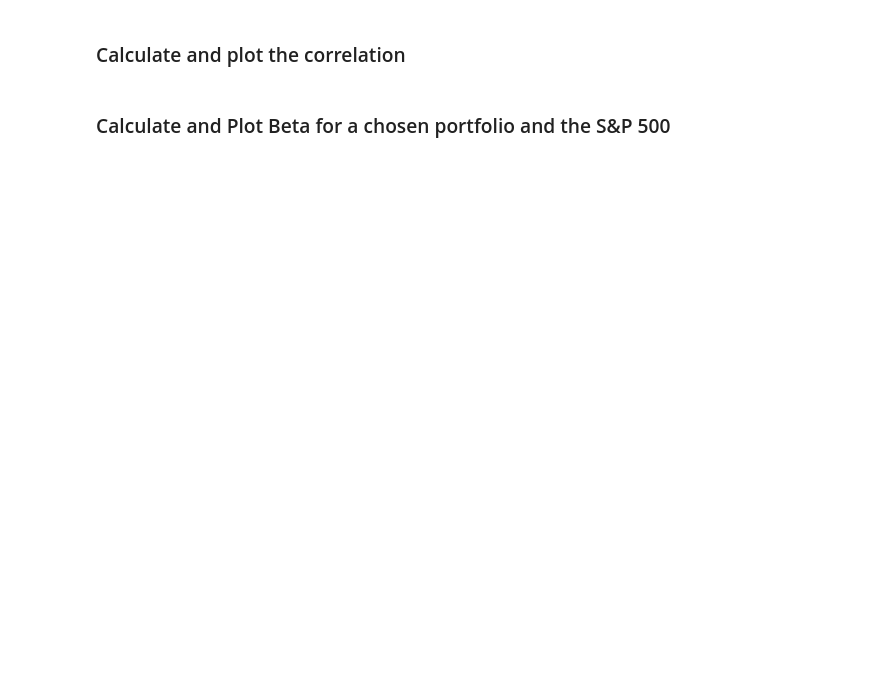
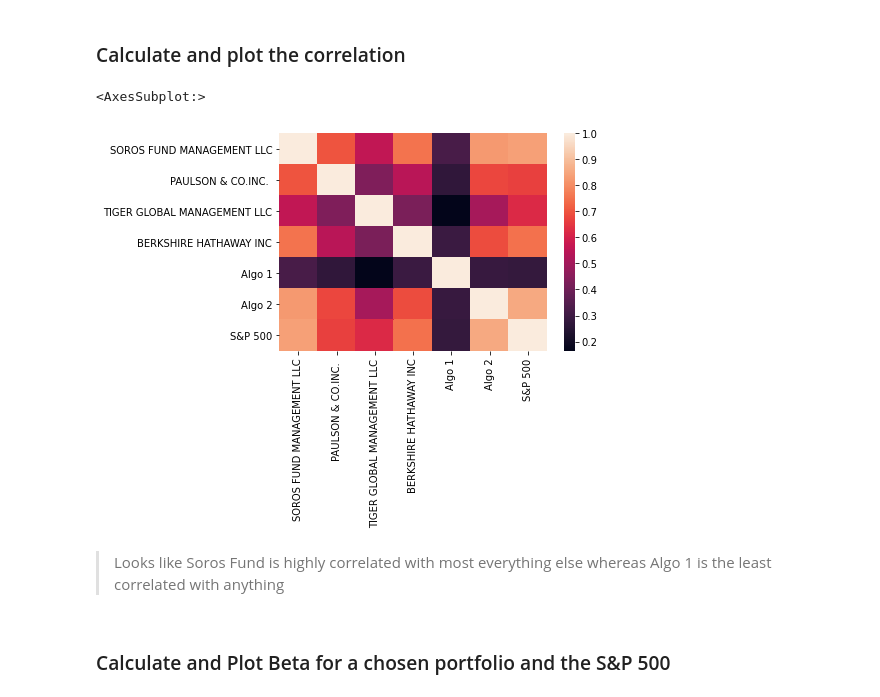
Before and after one commit to ankurgoel77/hw4-whale, a Jupyter notebook: whale_analysis.ipynb, the cells around one changed output. Cells and saved outputs as stored; diff of their text form; code cells hidden in the pictures; blank space fills up the shorter version.

```diff
--- a/whale_analysis.ipynb
+++ b/whale_analysis.ipynb
@@ -306,7 +311,14 @@ Risk changes over time. Analyze the rolling statistics for Risk and Beta.
 ### Calculate and plot the correlation
 # %%
 # Calculate the correlation
-
+correlation = combined_returns.corr()
+import seaborn as sns
 # Display de correlation matrix
+sns.heatmap(correlation)
+# %% [output]
+<AxesSubplot:>
+[figure, added]
+# %% [markdown]
+> Looks like Soros Fund is highly correlated with most everything else whereas Algo 1 is the least correlated with anything
 # %% [markdown]
 ### Calculate and Plot Beta for a chosen portfolio and the S&P 500
```
Also changed, not shown: parts of 4 cells of this notebook.
